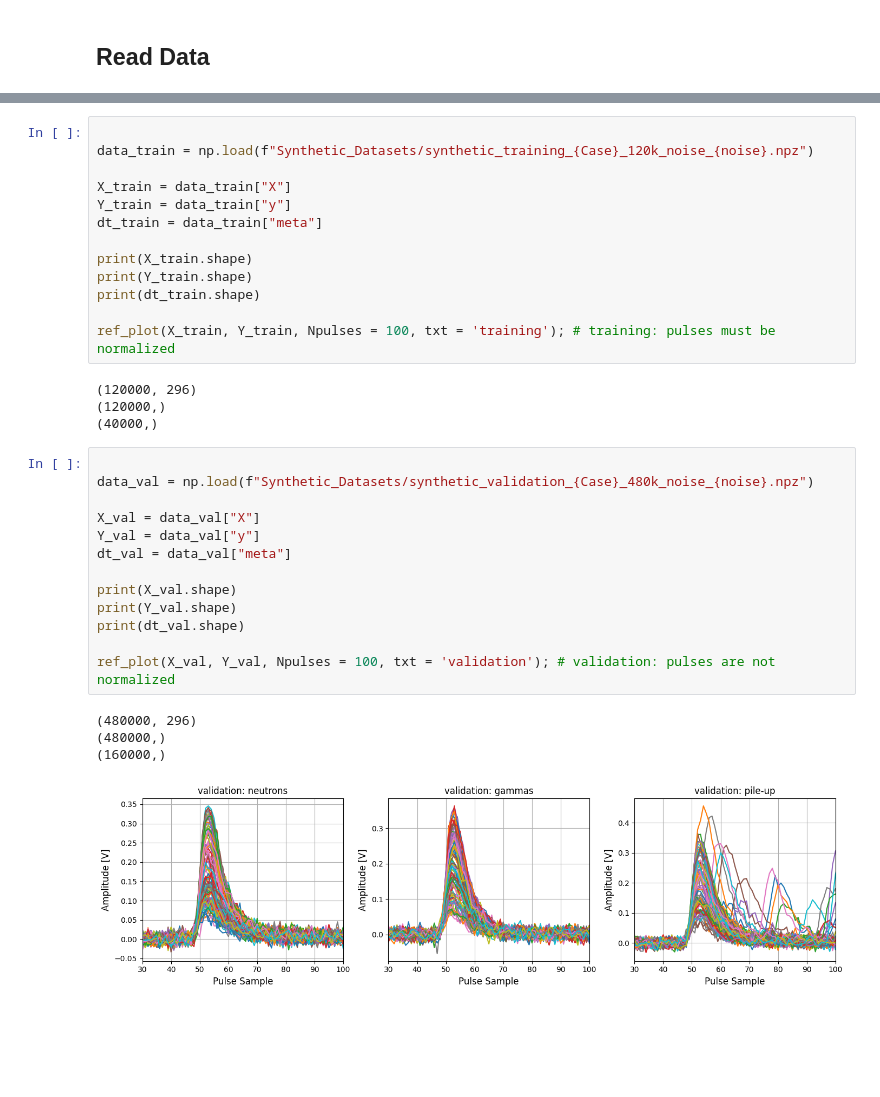
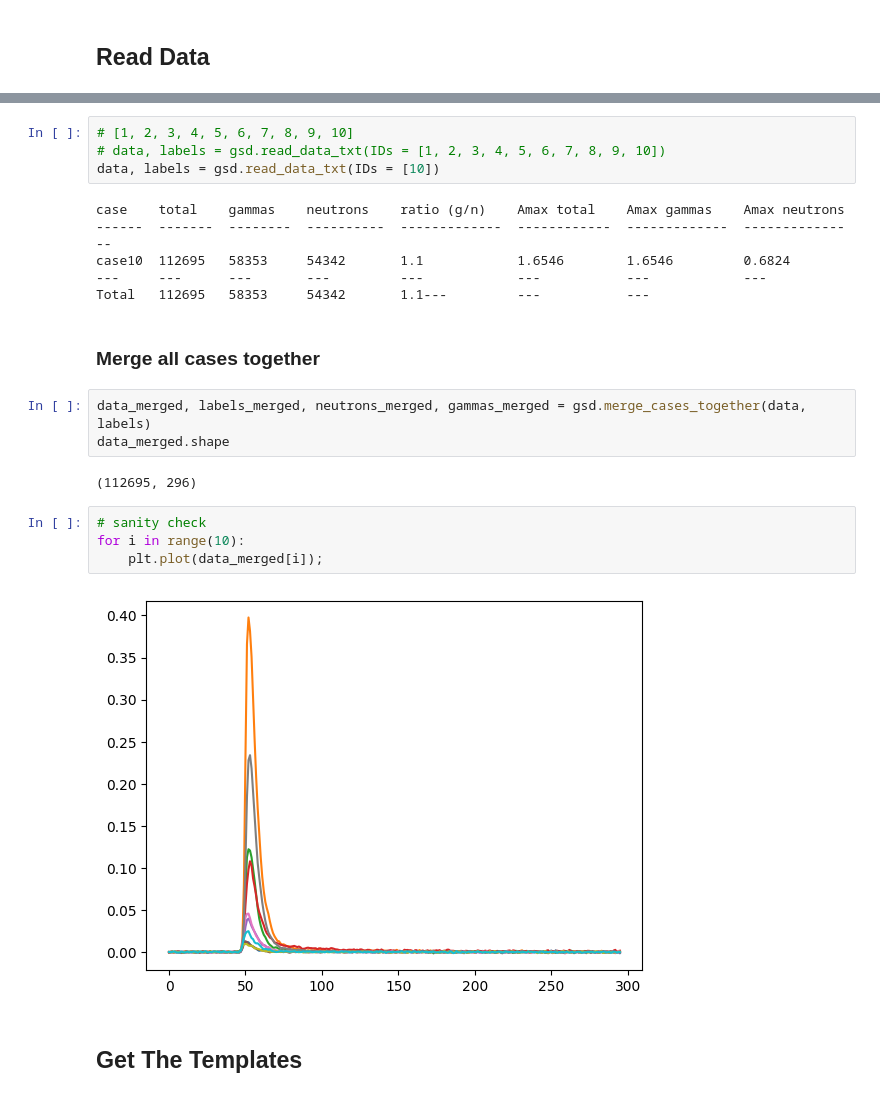
Before and after one commit to eberthol/PSD_GMVA_paper, a Jupyter notebook: synthetic_data/SyntheticData.ipynb, the cells around one changed output, grey strips where cells are left out. Saved outputs shown, nothing was run; the diff lists cells and outputs as text; blank space fills up the shorter version.

Commit message:
update synthetic dataset creation with energy cuts

```diff
--- a/synthetic_data/SyntheticData.ipynb
+++ b/synthetic_data/SyntheticData.ipynb
@@ -35,35 +12,25 @@ noise = 0.002 # 0.001, 0.002, 0.005, 0.010
-# %%
-
-data_train = np.load(f"Synthetic_Datasets/synthetic_training_{Case}_120k_noise_{noise}.npz")
-
-X_train = data_train["X"]
-Y_train = data_train["y"]
-dt_train = data_train["meta"]
-
-print(X_train.shape)
-print(Y_train.shape)
-print(dt_train.shape)
-
-ref_plot(X_train, Y_train, Npulses = 100, txt = 'training'); # training: pulses must be normalized
-# %% [output]
-(120000, 296)
-(120000,)
-(40000,)
-# %%
-
-data_val = np.load(f"Synthetic_Datasets/synthetic_validation_{Case}_480k_noise_{noise}.npz")
-
-X_val = data_val["X"]
-Y_val = data_val["y"]
-dt_val = data_val["meta"]
-
-print(X_val.shape)
-print(Y_val.shape)
-print(dt_val.shape)
-
-ref_plot(X_val, Y_val, Npulses = 100, txt = 'validation'); # validation: pulses are not normalized
-# %% [output]
-(480000, 296)
-(480000,)
-(160000,)
-[figure, removed]
+# %%
+# [1, 2, 3, 4, 5, 6, 7, 8, 9, 10]
+# data, labels = gsd.read_data_txt(IDs = [1, 2, 3, 4, 5, 6, 7, 8, 9, 10])
+data, labels = gsd.read_data_txt(IDs = [10])
+# %% [output]
+case    total    gammas    neutrons    ratio (g/n)    Amax total    Amax gammas    Amax neutrons
+------  -------  --------  ----------  -------------  ------------  -------------  ---------------
+case10  112695   58353     54342       1.1            1.6546        1.6546         0.6824
+---     ---      ---       ---         ---            ---           ---            ---
+Total   112695   58353     54342       1.1---         ---           ---
+# %% [markdown]
+### Merge all cases together
+# %%
+data_merged, labels_merged, neutrons_merged, gammas_merged = gsd.merge_cases_together(data, labels)
+data_merged.shape
+# %% [output]
+(112695, 296)
+# %%
+# sanity check
+for i in range(10):
+    plt.plot(data_merged[i]);
+# %% [output]
+[figure, added]
+# %% [markdown]
+## Get The Templates
```
Also changed, not shown: parts of 27 cells of this notebook, 2 other files.
